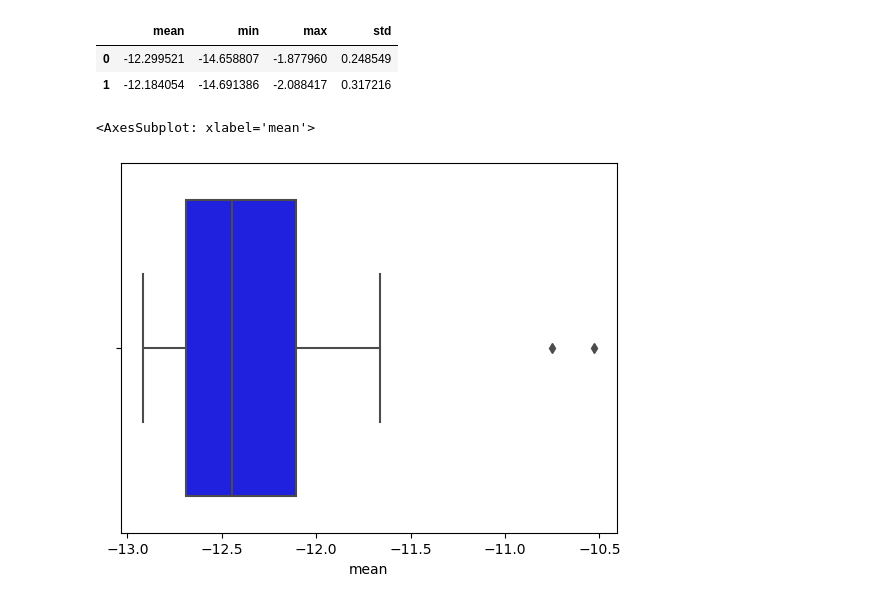
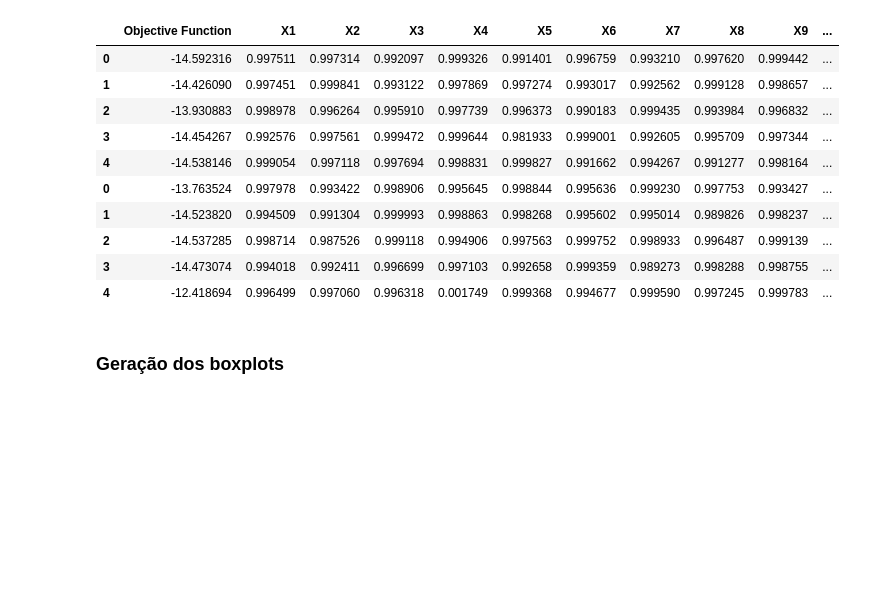
Before and after one commit to lucianobajr/population-based-optimization, a Jupyter notebook: __test__/resolution.ipynb, the cells around one changed output. Drawn from its saved outputs; the diff is of its cells as text; code cells hidden in the pictures; blank space fills up the shorter version.

```diff
--- a/__test__/resolution.ipynb
+++ b/__test__/resolution.ipynb
@@ -100,0 +14,8 @@ dictionary
+# %%
+data = pd.concat(map(pd.read_csv, ["../out/1-results-a.csv", "../out/1-results-b.csv"]))
+
+# Adicionar uma nova coluna indicando a qual DataFrame antigo pertence cada linha
+df_identifiers = ['A'] * len(pd.read_csv("../out/1-results-a.csv")) + ['B'] * len(pd.read_csv("../out/1-results-b.csv"))
+data['DataFrame'] = df_identifiers
+
+data
@@ -101,50 +34,17 @@ dictionary
 # %%
-df = pd.DataFrame(data=dictionary)
+df = pd.DataFrame(data=data)
 df
 # %% [output]
-|  | mean | min | max | std |
-| 0 | -12.299521 | -14.658807 | -1.877960 | 0.248549 |
-| 1 | -12.184054 | -14.691386 | -2.088417 | 0.317216 |
+|  | Objective Function | X1 | X2 | X3 | X4 | X5 | X6 | X7 | X8 | X9 | ... |
+| 0 | -14.592316 | 0.997511 | 0.997314 | 0.992097 | 0.999326 | 0.991401 | 0.996759 | 0.993210 | 0.997620 | 0.999442 | ... |
+| 1 | -14.426090 | 0.997451 | 0.999841 | 0.993122 | 0.997869 | 0.997274 | 0.993017 | 0.992562 | 0.999128 | 0.998657 | ... |
+| 2 | -13.930883 | 0.998978 | 0.996264 | 0.995910 | 0.997739 | 0.996373 | 0.990183 | 0.999435 | 0.993984 | 0.996832 | ... |
+| 3 | -14.454267 | 0.992576 | 0.997561 | 0.999472 | 0.999644 | 0.981933 | 0.999001 | 0.992605 | 0.995709 | 0.997344 | ... |
+| 4 | -14.538146 | 0.999054 | 0.997118 | 0.997694 | 0.998831 | 0.999827 | 0.991662 | 0.994267 | 0.991277 | 0.998164 | ... |
+| 0 | -13.763524 | 0.997978 | 0.993422 | 0.998906 | 0.995645 | 0.998844 | 0.995636 | 0.999230 | 0.997753 | 0.993427 | ... |
+| 1 | -14.523820 | 0.994509 | 0.991304 | 0.999993 | 0.998863 | 0.998268 | 0.995602 | 0.995014 | 0.989826 | 0.998237 | ... |
+| 2 | -14.537285 | 0.998714 | 0.987526 | 0.999118 | 0.994906 | 0.997563 | 0.999752 | 0.998933 | 0.996487 | 0.999139 | ... |
+| 3 | -14.473074 | 0.994018 | 0.992411 | 0.996699 | 0.997103 | 0.992658 | 0.999359 | 0.989273 | 0.998288 | 0.998755 | ... |
+| 4 | -12.418694 | 0.996499 | 0.997060 | 0.996318 | 0.001749 | 0.999368 | 0.994677 | 0.999590 | 0.997245 | 0.999783 | ... |
-# %%
-# Configuração das cores dos boxplots
-cores = ['blue', 'red', 'green', 'orange']
-
-# Criação da figura e do eixo
-fig, ax = plt.subplots()
-
-# Criação dos boxplots
-bp = ax.boxplot(df, patch_artist=True, notch=True)
-
-# Personalização das cores dos boxplots
-for box, cor in zip(bp['boxes'], cores):
-    box.set(color=cor, linewidth=2)
-    box.set(facecolor='lightgray')
-
-# Personalização dos outliers
-for flier in bp['fliers']:
-    flier.set(marker='o', color='black', alpha=0.5)
-
-# Personalização das medianas
-for median in bp['medians']:
-    median.set(color='black', linewidth=2)
-
-# Personalização das whiskers
-for whisker in bp['whiskers']:
-    whisker.set(color='black', linewidth=1.5, linestyle='--')
-
-# Personalização dos caps
-for cap in bp['caps']:
-    cap.set(color='black', linewidth=1.5)
-
-# Rótulos dos eixos x
-labels = ['Média', 'Mínimo', 'Máximo', 'Desvio Padrão']
-ax.set_xticklabels(labels)
-
-# Título do gráfico
-ax.set_title('Boxplot das Métricas')
-
-# Exibição do gráfico
-plt.show()
-# %% [output]
-<AxesSubplot: xlabel='mean'>
-[figure, removed]
+# %% [markdown]
+### Geração dos boxplots
```
Also changed, not shown: parts of 18 cells of this notebook, 13 other files.
